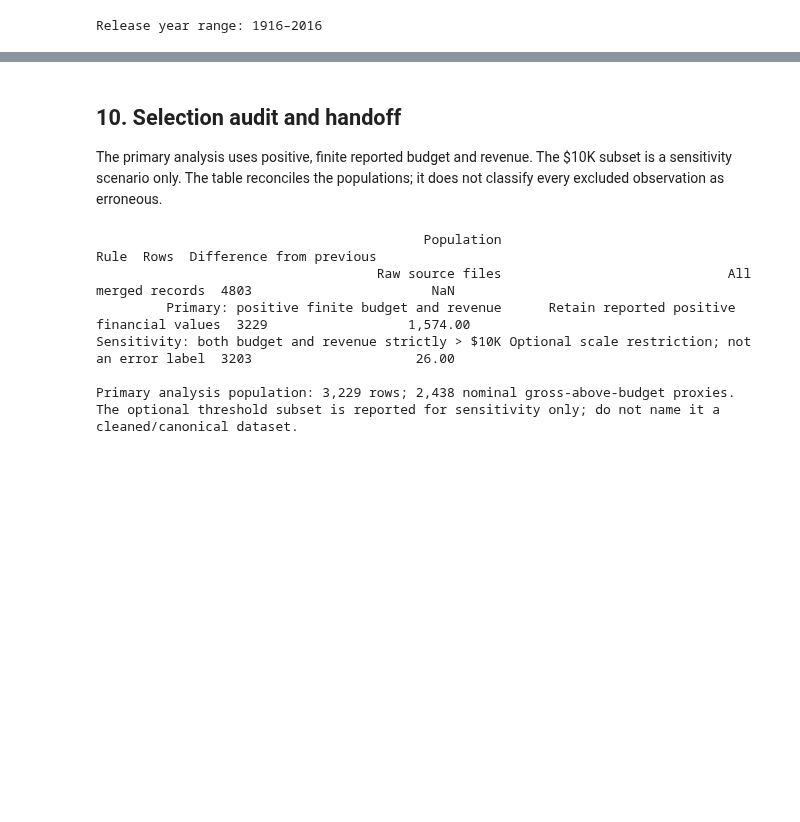
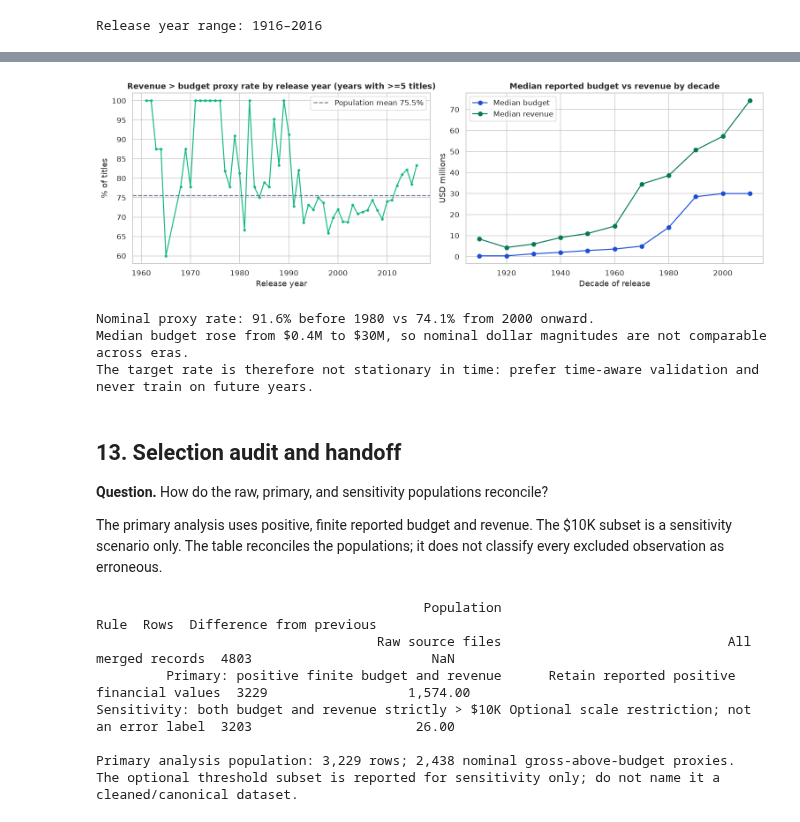
Before and after one commit to andreisugu/greenlight-ml, a Jupyter notebook: notebooks/01_exploratory_data_analysis.ipynb, the cells around one changed output, grey strips where cells are left out. Saved outputs shown, nothing was run; the diff lists cells and outputs as text; code cells hidden in the pictures; blank space fills up the shorter version.

```diff
--- a/notebooks/01_exploratory_data_analysis.ipynb
+++ b/notebooks/01_exploratory_data_analysis.ipynb
@@ -440,5 +639,39 @@ Release year range: 1916–2016
+# %%
+yearly = (temporal.dropna(subset=['release_year'])
+          .groupby('release_year')
+          .agg(titles=('title', 'count'), success_rate=('target_nominal', 'mean')))
+yearly = yearly[yearly['titles'] >= 5]
+overall_rate = temporal['target_nominal'].mean() * 100
+
+decade_medians = (temporal.assign(decade=temporal['release_year'] // 10 * 10)
+                  .groupby('decade')[['budget', 'revenue']].median())
+
+fig, axes = plt.subplots(1, 2, figsize=(14, 4.6))
+axes[0].plot(yearly.index, yearly['success_rate'] * 100, color='#10b981', marker='o', ms=3)
+axes[0].axhline(overall_rate, color='#64748b', ls='--', label=f'Population mean {overall_rate:.1f}%')
+axes[0].set_title('Revenue > budget proxy rate by release year (years with >=5 titles)')
+axes[0].set_xlabel('Release year'); axes[0].set_ylabel('% of titles'); axes[0].legend()
+axes[1].plot(decade_medians.index, decade_medians['budget'] / 1e6, marker='o', color='#1d4ed8', label='Median budget')
+axes[1].plot(decade_medians.index, decade_medians['revenue'] / 1e6, marker='o', color='#047857', label='Median revenue')
+axes[1].set_title('Median reported budget vs revenue by decade')
+axes[1].set_xlabel('Decade of release'); axes[1].set_ylabel('USD millions'); axes[1].legend()
+plt.tight_layout(); plt.show()
+
+early_rate = temporal.loc[temporal['release_year'] < 1980, 'target_nominal'].mean() * 100
+recent_rate = temporal.loc[temporal['release_year'] >= 2000, 'target_nominal'].mean() * 100
+print(f'Nominal proxy rate: {early_rate:.1f}% before 1980 vs {recent_rate:.1f}% from 2000 onward.')
+print(f'Median budget rose from ${decade_medians["budget"].iloc[0] / 1e6:.1f}M to '
+      f'${decade_medians["budget"].iloc[-1] / 1e6:.0f}M, so nominal dollar magnitudes are not comparable across eras.')
+print('The target rate is therefore not stationary in time: prefer time-aware validation and never train on future years.')
+# %% [output]
+[figure, added]
+Nominal proxy rate: 91.6% before 1980 vs 74.1% from 2000 onward.
+Median budget rose from $0.4M to $30M, so nominal dollar magnitudes are not comparable across eras.
+The target rate is therefore not stationary in time: prefer time-aware validation and never train on future years.
 # %% [markdown]
-## 10. Selection audit and handoff
+## 13. Selection audit and handoff
+
+**Question.** How do the raw, primary, and sensitivity populations reconcile?
 
 The primary analysis uses positive, finite reported budget and revenue. The $10K subset is a sensitivity scenario only. The table reconciles the populations; it does not classify every excluded observation as erroneous.
 # %%
```
Also changed, not shown: parts of 20 cells of this notebook, 4 other files.
